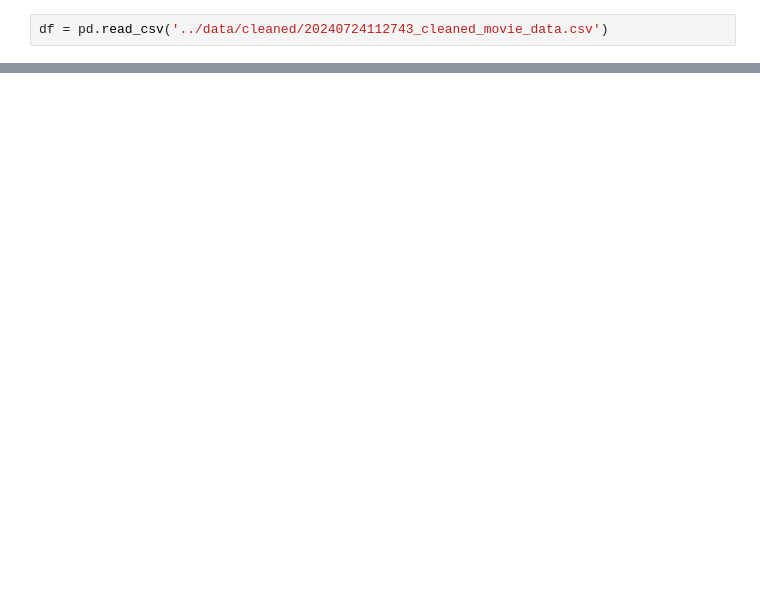
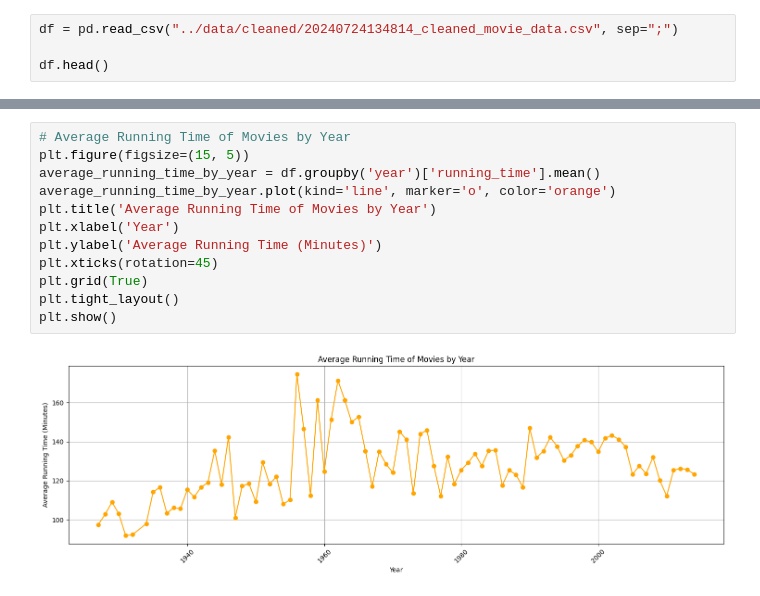
Before and after one commit to luiz-decio/yiptdata-data-engineer-take-home, a Jupyter notebook: analysis/movie_data_exploration.ipynb, the cells around one changed output, grey strips where cells are left out. Drawn from its saved outputs; the diff is of its cells as text; blank space fills up the shorter version.

```diff
--- a/analysis/movie_data_exploration.ipynb
+++ b/analysis/movie_data_exploration.ipynb
@@ -3,2 +4,4 @@ import pandas as pd
 # %%
-df = pd.read_csv('../data/cleaned/20240724112743_cleaned_movie_data.csv')
+df = pd.read_csv("../data/cleaned/20240724134814_cleaned_movie_data.csv", sep=";")
+
+df.head()
@@ -13,0 +15,14 @@ df.head()
+# %%
+# Average Running Time of Movies by Year
+plt.figure(figsize=(15, 5))
+average_running_time_by_year = df.groupby('year')['running_time'].mean()
+average_running_time_by_year.plot(kind='line', marker='o', color='orange')
+plt.title('Average Running Time of Movies by Year')
+plt.xlabel('Year')
+plt.ylabel('Average Running Time (Minutes)')
+plt.xticks(rotation=45)
+plt.grid(True)
+plt.tight_layout()
+plt.show()
+# %% [output]
+[figure, added]
```
Also changed, not shown: parts of 3 cells of this notebook, 10 other files.
